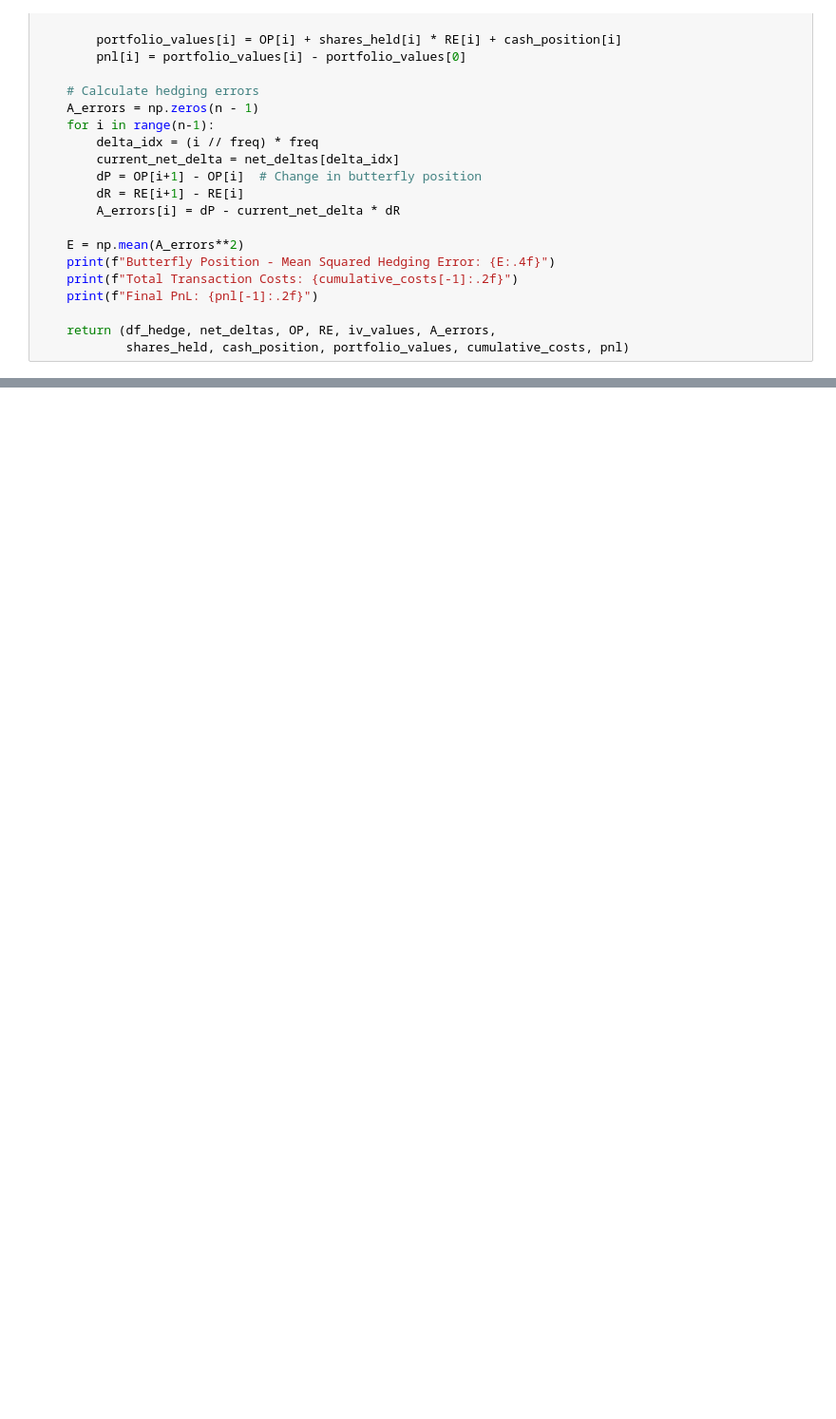
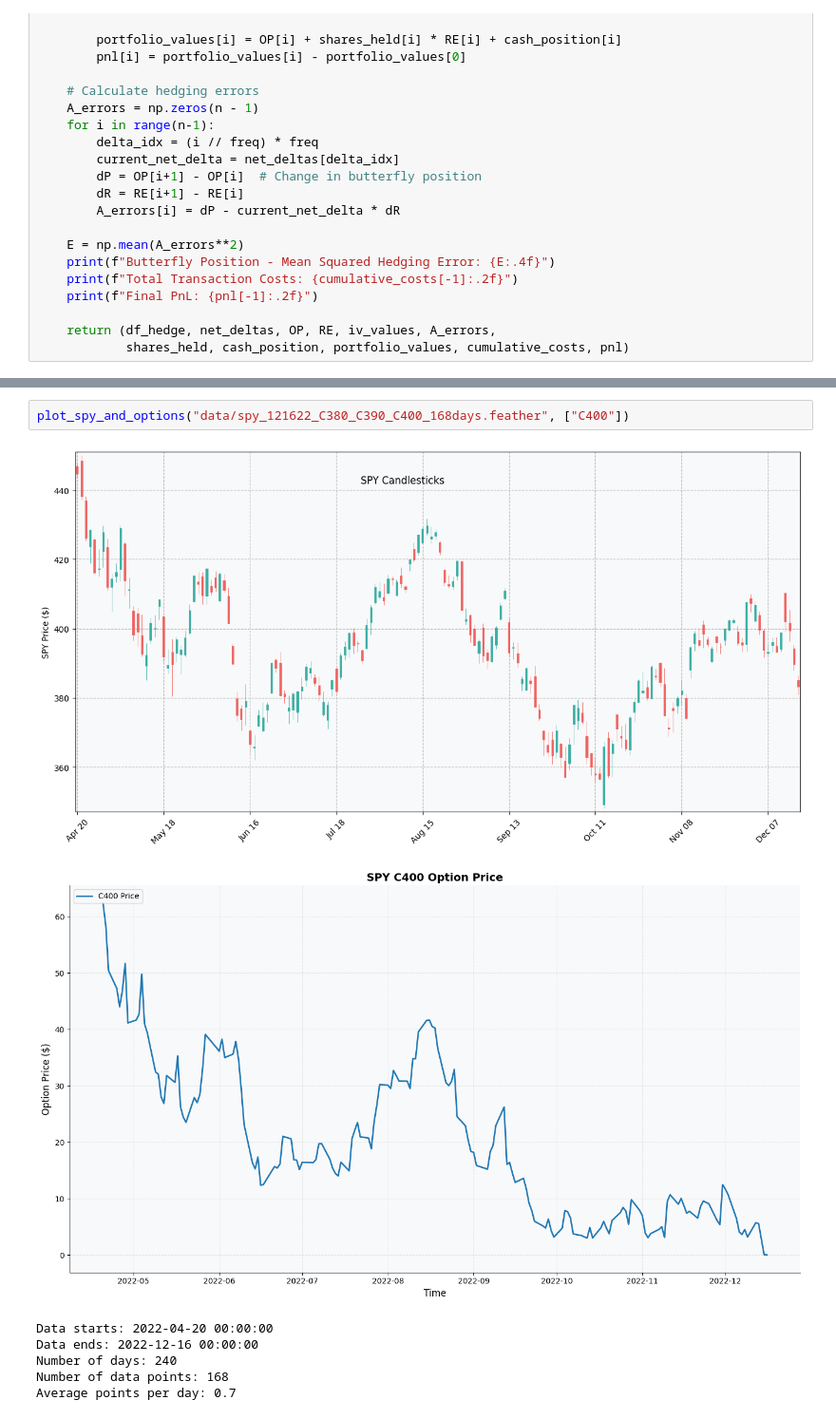
Before and after one commit to MariusBoda/Options_Hedging_Project, a Jupyter notebook: hedging_project.ipynb, the cells around one changed output, grey strips where cells are left out. Shown at 95% size. Drawn from its saved outputs; the diff is of its cells as text; blank space fills up the shorter version.

```diff
--- a/hedging_project.ipynb
+++ b/hedging_project.ipynb
@@ -509,0 +527,10 @@ Final PnL: 2.17
+# %%
+plot_spy_and_options("data/spy_121622_C380_C390_C400_168days.feather", ["C400"])
+# %% [output]
+[figure, added]
+[figure, added]
+Data starts: 2022-04-20 00:00:00
+Data ends: 2022-12-16 00:00:00
+Number of days: 240
+Number of data points: 168
+Average points per day: 0.7
```
Also changed, not shown: parts of 21 cells of this notebook, 2 other files.
